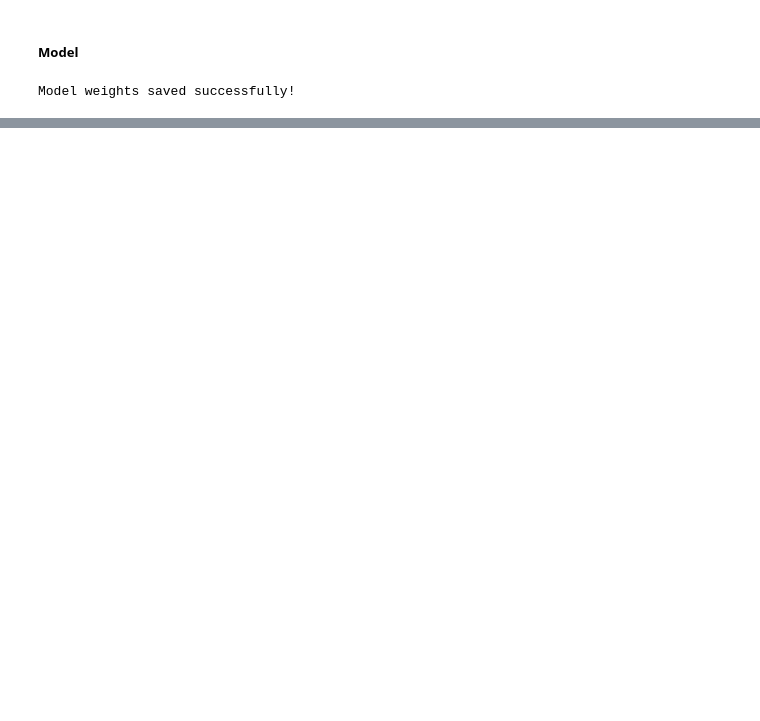
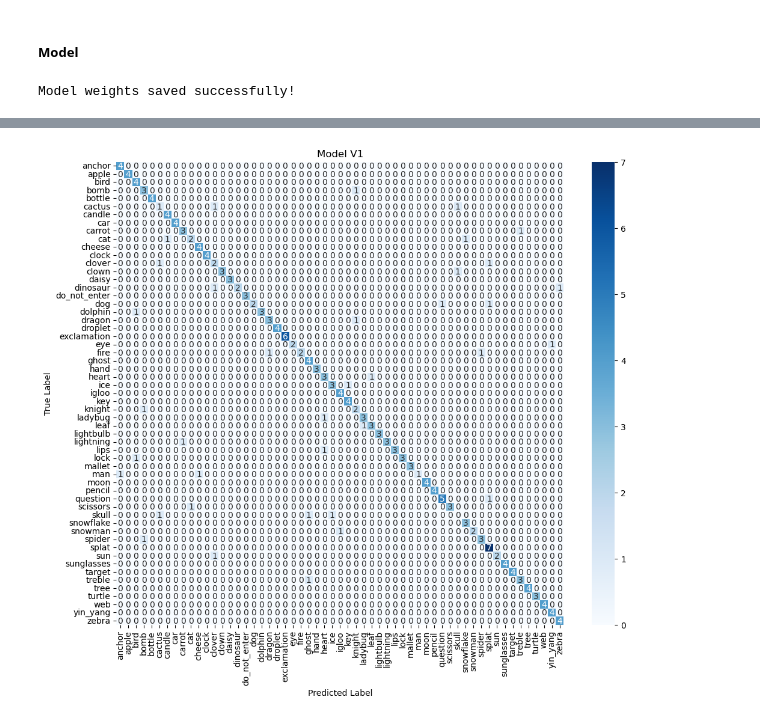
Before and after one commit to amandalchang/spot_it_cnn, a Jupyter notebook: model_testing.ipynb, the cells around one changed output, grey strips where cells are left out. Drawn from its saved outputs; the diff is of its cells as text; code cells hidden in the pictures; blank space fills up the shorter version.

```diff
--- a/model_testing.ipynb
+++ b/model_testing.ipynb
@@ -277 +236,86 @@ plot_confusion_matrix(test_cm, class_names, title='Test Confusion Matrix')
+# %%
+symbol_list = [
+    'anchor', 'apple', 'bird', 'bomb', 'bottle', 'cactus',
+    'candle', 'car', 'carrot', 'cat', 'cheese', 'clock',
+    'clover', 'clown', 'daisy', 'dinosaur', 'do_not_enter',
+    'dog', 'dolphin', 'dragon', 'droplet', 'exclamation', 'eye',
+    'fire', 'ghost', 'hand', 'heart', 'ice', 'igloo', 'key',
+    'knight', 'ladybug', 'leaf', 'lightbulb', 'lightning',
+    'lips', 'lock', 'mallet', 'man', 'moon', 'pencil',
+    'question', 'scissors', 'skull', 'snowflake', 'snowman',
+    'spider', 'splat', 'sun', 'sunglasses', 'target', 'treble',
+    'tree', 'turtle', 'web', 'yin_yang', 'zebra'
+    ]
+label_mapping = {name: idx for idx, name in enumerate(symbol_list)}
+
+def calculate_confusion_matrix(predictions, gt_labels, num_classes):
+    """
+    Calculate the confusion matrix based on predictions and ground truth labels.
+
+    Args:
+        predictions (list): List of predicted labels.
+        gt_labels (list): List of ground truth labels.
+        num_classes (int): The number of classes/labels.
+
+    Returns:
+        list: A 2D list representing the confusion matrix.
+    """
+    # Initialize the confusion matrix with zeros
+    # The matrix is a 2D list where rows represent the true classes/labels
+    # and columns represent the predicted classes/labels
+    confusion_matrix = [[0 for _ in range(num_classes)]
+                        for _ in range(num_classes)]
+
+    # Iterate over the pairs of predictions and ground truth labels
+    for pred, true in zip(predictions, gt_labels):
+        confusion_matrix[true][pred] += 1
+
+    # Return the populated confusion matrix
+    return confusion_matrix
+
+def get_predictions_and_labels(model, loader):
+    """
+    Get predictions and ground truth labels from the model using the data loader.
+
+    Args:
+        model (torch.nn.Module): The trained model for making predictions.
+        loader (DataLoader): The data loader providing test data in batches.
+
+    Returns:
+        tuple: A tuple containing two lists:
+            - all_predictions (list): List of predicted labels.
+            - all_labels (list): List of ground truth labels.
+    """
+    all_predictions = []
+    all_labels = []
+    with torch.no_grad():
+        for images, labels in loader:
+            outputs = model.cpu()(images)
+            _, predicted = torch.max(outputs, 1)
+            all_predictions.extend(predicted.cpu().numpy())
+            all_labels.extend(labels.cpu().numpy())
+
+    return all_predictions, all_labels
+
+for i, model in enumerate([model]):
+    predictions, gt_labels = get_predictions_and_labels(model, test_loader)
+
+    gt_indices = [label_mapping[symbol_list[label]] for label in gt_labels]
+    pred_indices = [label_mapping[symbol_list[label]] for label in predictions]
+
+    # Calculate confusion matrix with reordered indices
+    cards_cm = calculate_confusion_matrix(pred_indices, gt_indices, 57)
+
+    # Plotting the confusion matrix with ordered labels
+    plt.figure(figsize=(12, 10))
+    sns.heatmap(cards_cm, annot=True, fmt='d', cmap='Blues', vmin=0,
+                xticklabels=symbol_list,
+                yticklabels=symbol_list)
+    plt.title(f'Model V{i+1}')
+    plt.xlabel('Predicted Label')
+    plt.ylabel('True Label')
+    plt.show()
+    print("\n")
+# %% [output]
+[figure, added]
 # %%
```
Also changed, not shown: parts of 4 cells of this notebook, 1 other file.
